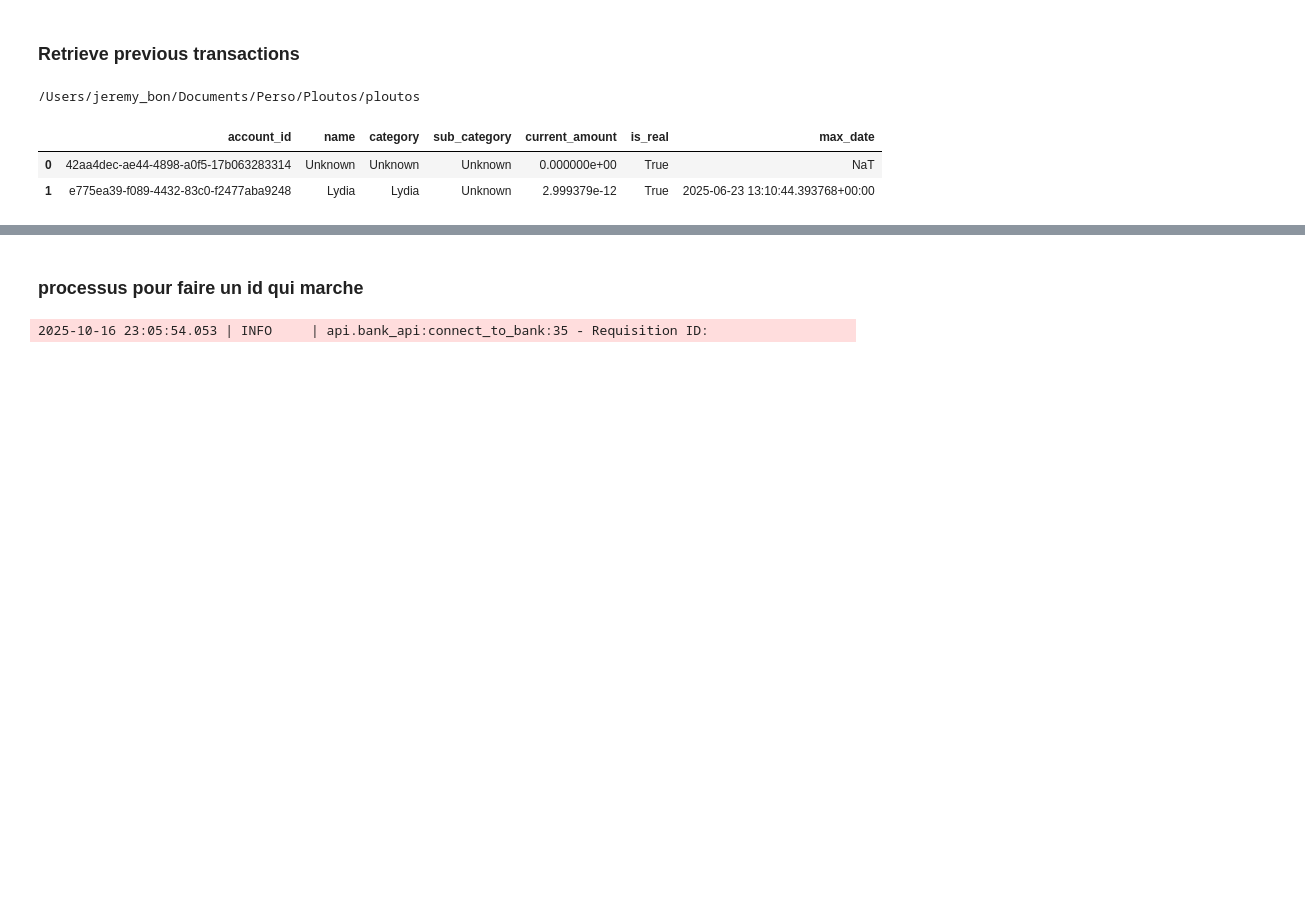
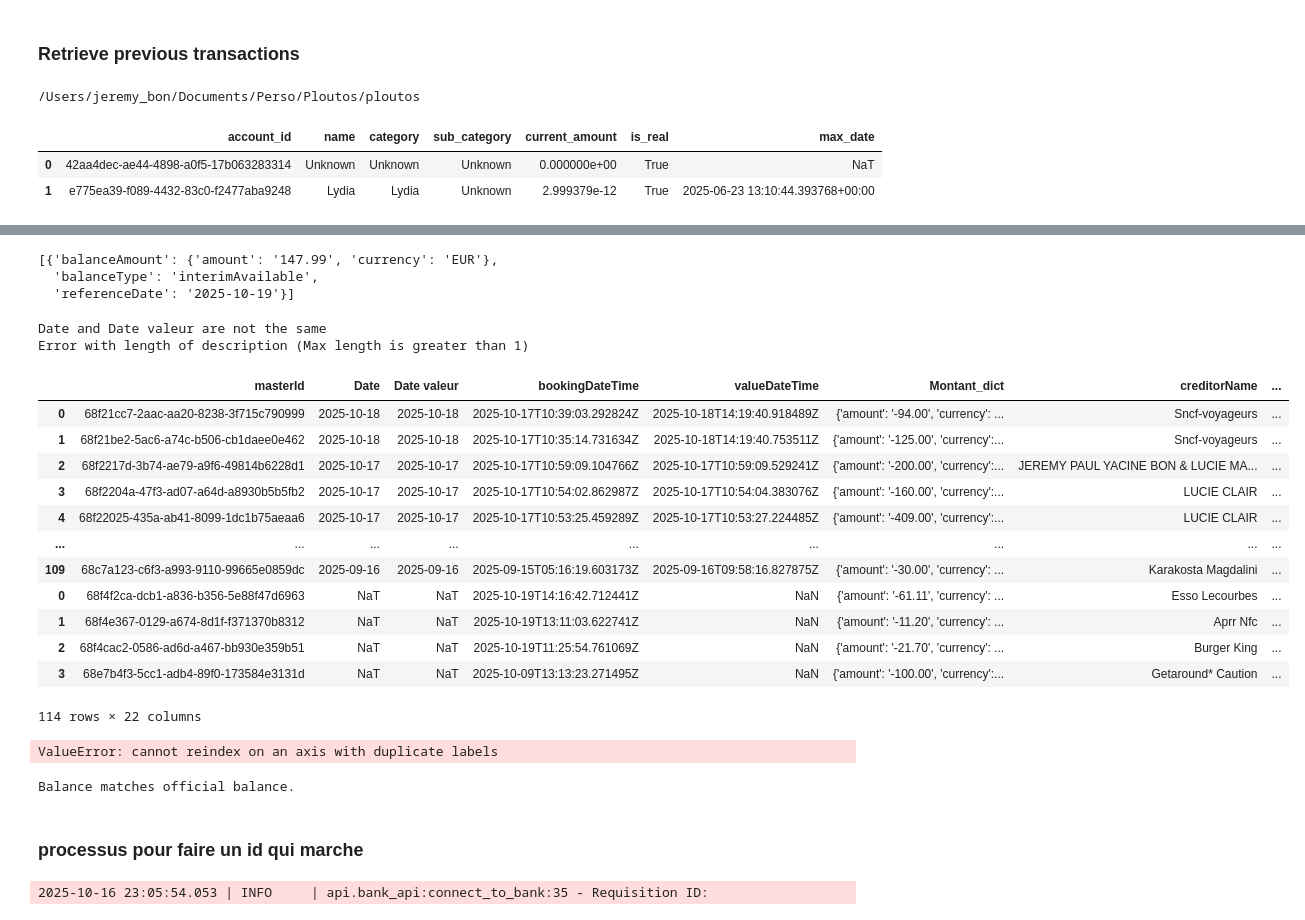
Before and after one commit to JeremyBon/Ploutos, a Jupyter notebook: ploutos/notebook/migration_sheet.ipynb, the cells around one changed output, grey strips where cells are left out. Drawn from its saved outputs; the diff is of its cells as text; code cells hidden in the pictures; blank space fills up the shorter version.

Commit message:
🚧  loading transactions with api

```diff
--- a/ploutos/notebook/migration_sheet.ipynb
+++ b/ploutos/notebook/migration_sheet.ipynb
@@ -510,3 +611,5 @@ account_id,current_amount=df_accounts[df_accounts['name'].str.contains("LCL")][[
+# %%
+account_id,current_amount,max_date=df_accounts[df_accounts['name'].str.contains("Revolut")][['account_id','current_amount','max_date']].iloc[0]
 # %%
 account_api=BankApi(accountId=account_id)
 # %% [output]
@@ -514,0 +617,12 @@ HTTPError: {'response': {'summary': 'No Account matches the given query.', 'deta
+# %%
+account_api.balances
+# %% [output]
+[{'balanceAmount': {'amount': '147.99', 'currency': 'EUR'},
+  'balanceType': 'interimAvailable',
+  'referenceDate': '2025-10-19'}]
+# %%
+balances=account_api.get_balances()
+transactions=account_api.get_transactions()
+# %% [output]
+Date and Date valeur are not the same
+Error with length of description (Max length is greater than 1)
@@ -514,0 +631,36 @@ HTTPError: {'response': {'summary': 'No Account matches the given query.', 'deta
+# %%
+transactions
+# %% [output]
+|  | masterId | Date | Date valeur | bookingDateTime | valueDateTime | Montant_dict | creditorName | ... |
+| 0 | 68f21cc7-2aac-aa20-8238-3f715c790999 | 2025-10-18 | 2025-10-18 | 2025-10-17T10:39:03.292824Z | 2025-10-18T14:19:40.918489Z | {'amount': '-94.00', 'currency': ... | Sncf-voyageurs | ... |
+| 1 | 68f21be2-5ac6-a74c-b506-cb1daee0e462 | 2025-10-18 | 2025-10-18 | 2025-10-17T10:35:14.731634Z | 2025-10-18T14:19:40.753511Z | {'amount': '-125.00', 'currency':... | Sncf-voyageurs | ... |
+| 2 | 68f2217d-3b74-ae79-a9f6-49814b6228d1 | 2025-10-17 | 2025-10-17 | 2025-10-17T10:59:09.104766Z | 2025-10-17T10:59:09.529241Z | {'amount': '-200.00', 'currency':... | JEREMY PAUL YACINE BON & LUCIE MA... | ... |
+| 3 | 68f2204a-47f3-ad07-a64d-a8930b5b5fb2 | 2025-10-17 | 2025-10-17 | 2025-10-17T10:54:02.862987Z | 2025-10-17T10:54:04.383076Z | {'amount': '-160.00', 'currency':... | LUCIE CLAIR | ... |
+| 4 | 68f22025-435a-ab41-8099-1dc1b75aeaa6 | 2025-10-17 | 2025-10-17 | 2025-10-17T10:53:25.459289Z | 2025-10-17T10:53:27.224485Z | {'amount': '-409.00', 'currency':... | LUCIE CLAIR | ... |
+| ... | ... | ... | ... | ... | ... | ... | ... | ... |
+| 109 | 68c7a123-c6f3-a993-9110-99665e0859dc | 2025-09-16 | 2025-09-16 | 2025-09-15T05:16:19.603173Z | 2025-09-16T09:58:16.827875Z | {'amount': '-30.00', 'currency': ... | Karakosta Magdalini | ... |
+| 0 | 68f4f2ca-dcb1-a836-b356-5e88f47d6963 | NaT | NaT | 2025-10-19T14:16:42.712441Z | NaN | {'amount': '-61.11', 'currency': ... | Esso Lecourbes | ... |
+| 1 | 68f4e367-0129-a674-8d1f-f371370b8312 | NaT | NaT | 2025-10-19T13:11:03.622741Z | NaN | {'amount': '-11.20', 'currency': ... | Aprr Nfc | ... |
+| 2 | 68f4cac2-0586-ad6d-a467-bb930e359b51 | NaT | NaT | 2025-10-19T11:25:54.761069Z | NaN | {'amount': '-21.70', 'currency': ... | Burger King | ... |
+| 3 | 68e7b4f3-5cc1-adb4-89f0-173584e3131d | NaT | NaT | 2025-10-09T13:13:23.271495Z | NaN | {'amount': '-100.00', 'currency':... | Getaround* Caution | ... |
+114 rows × 22 columns
+# %%
+transactions["type"]= transactions["Montant"].apply(lambda x: "credit" if x>0 else "debit")
+transactions.rename(columns={'transactionId':'masterId',"Description":"description","internalTransactionId":"masterId"},inplace=True)
+transactions["amount"]=abs(transactions["Montant"])
+transactions['real_account']=account_id
+transactions['slave_account']=unknown_id
+transactions['Date']=pd.to_datetime(transactions['Date valeur'])
+transactions['slaveId']=transactions['masterId'].apply(lambda x: uuid4())
+# %% [output]
+ValueError: cannot reindex on an axis with duplicate labels
+# %%
+transactions = transactions[transactions["Date"].dt.date > max_date.date()]
+result = round(transactions["Montant"].sum() + current_amount,2)
+try:
+    assert result == official_balance
+    print("Balance matches official balance.")
+except AssertionError:
+    print(f"Balance mismatch: calculated {result}, official {official_balance}, difference {round(result - official_balance,2)}")
+# %% [output]
+Balance matches official balance.
```
Also changed, not shown: parts of 22 cells of this notebook, 5 other files.
